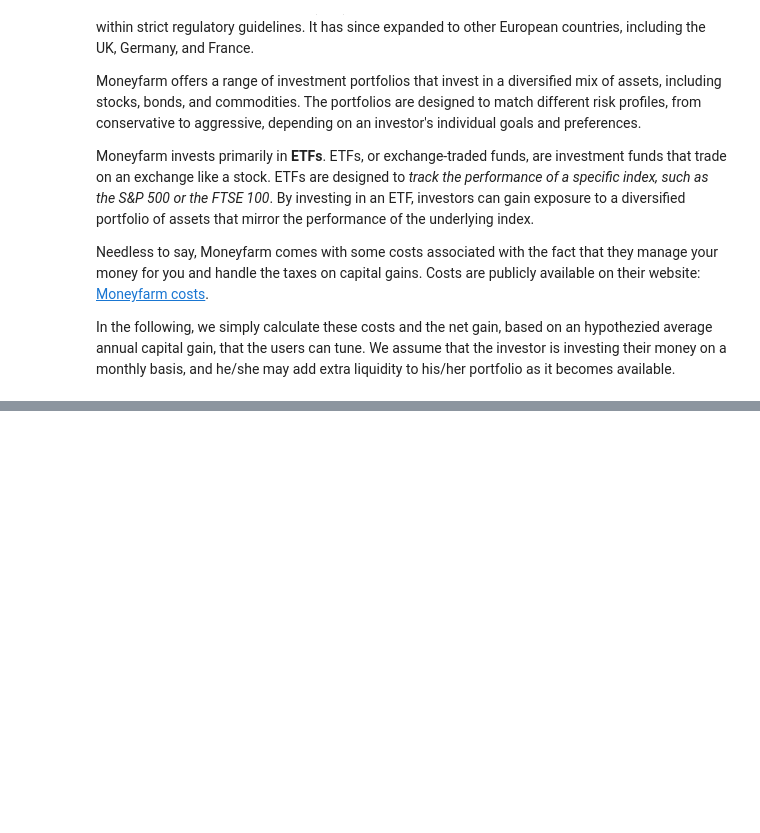
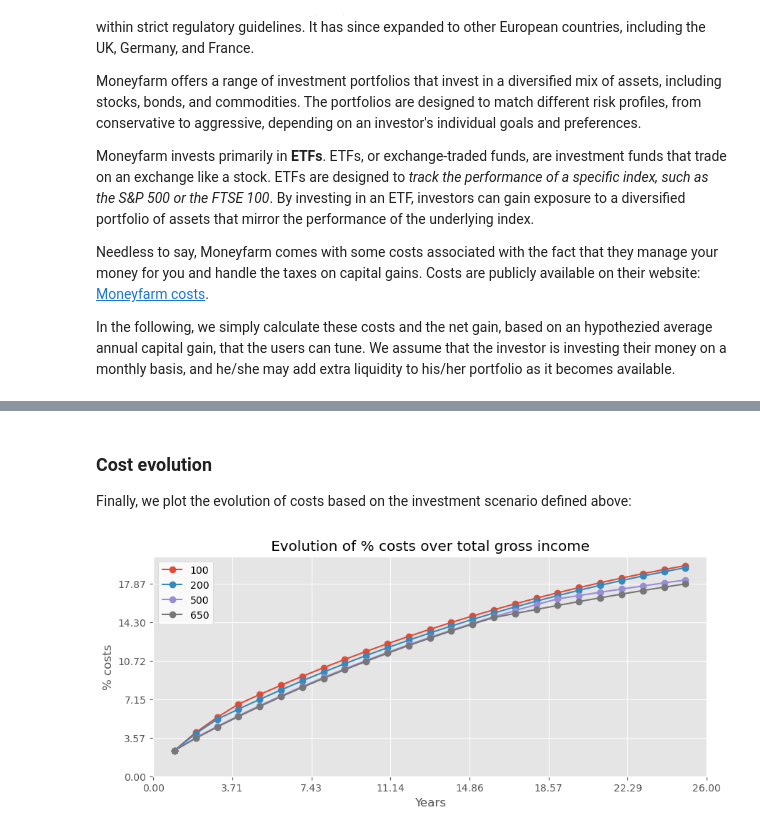
Before and after one commit to mirko-leccese/Moneyfarm-Investment, a Jupyter notebook: mf_investment_costs.ipynb, the cells around one changed output, grey strips where cells are left out. Drawn from its saved outputs; the diff is of its cells as text; code cells hidden in the pictures; blank space fills up the shorter version.

```diff
--- a/mf_investment_costs.ipynb
+++ b/mf_investment_costs.ipynb
@@ -35,0 +177,36 @@ initial_investement = 5000
+# %% [markdown]
+### Cost evolution
+
+Finally, we plot the evolution of costs based on the investment scenario defined above:
+# %%
+# Create a figure and axis object
+fig, ax = plt.subplots(figsize=(10,4))
+
+# Loop through the dictionary and plot each list
+for key, values in costs.items():
+    ax.plot(range(1, len(values)+1), values, marker='o', label=key)
+
+# Set x and y ticks:
+xticks = np.linspace(0, years+1, 8)
+yticks = np.linspace(0, costs[list(costs.keys())[-1]][-1], 6)
+
+plt.xticks(xticks)
+plt.yticks(yticks)
+
+# Set x lim
+plt.xlim(0, years+1)
+
+# Add axis labels and a legend
+ax.set_xlabel('Years')
+ax.set_ylabel('% costs')
+ax.set_title(f'Evolution of % costs over total gross income')
+
+# Legend
+legend = plt.legend()
+frame = legend.get_frame()
+frame.set_facecolor('white')
+
+# Show the plot
+plt.show()
+# %% [output]
+[figure, added]
```
Also changed, not shown: parts of 8 cells of this notebook.
